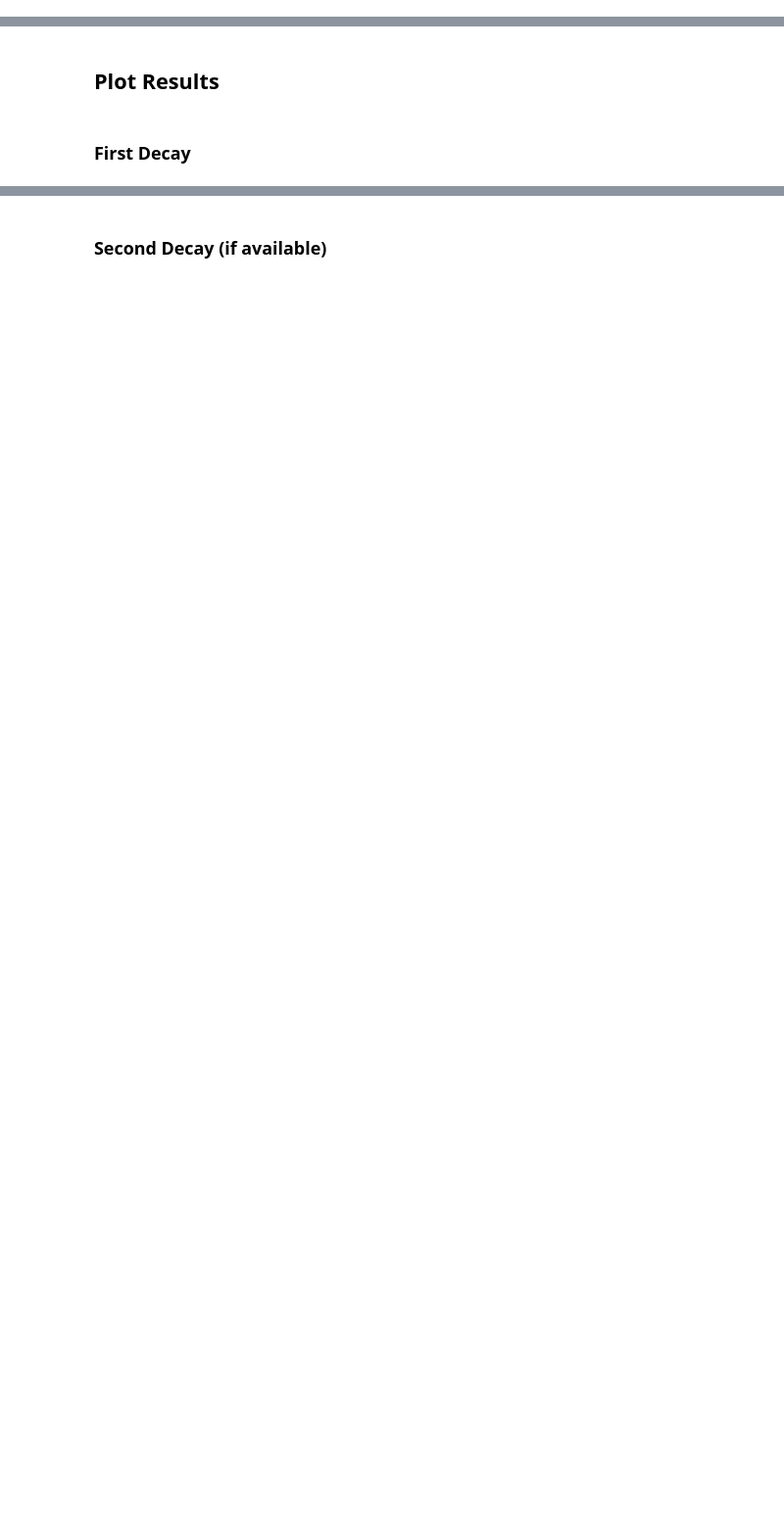
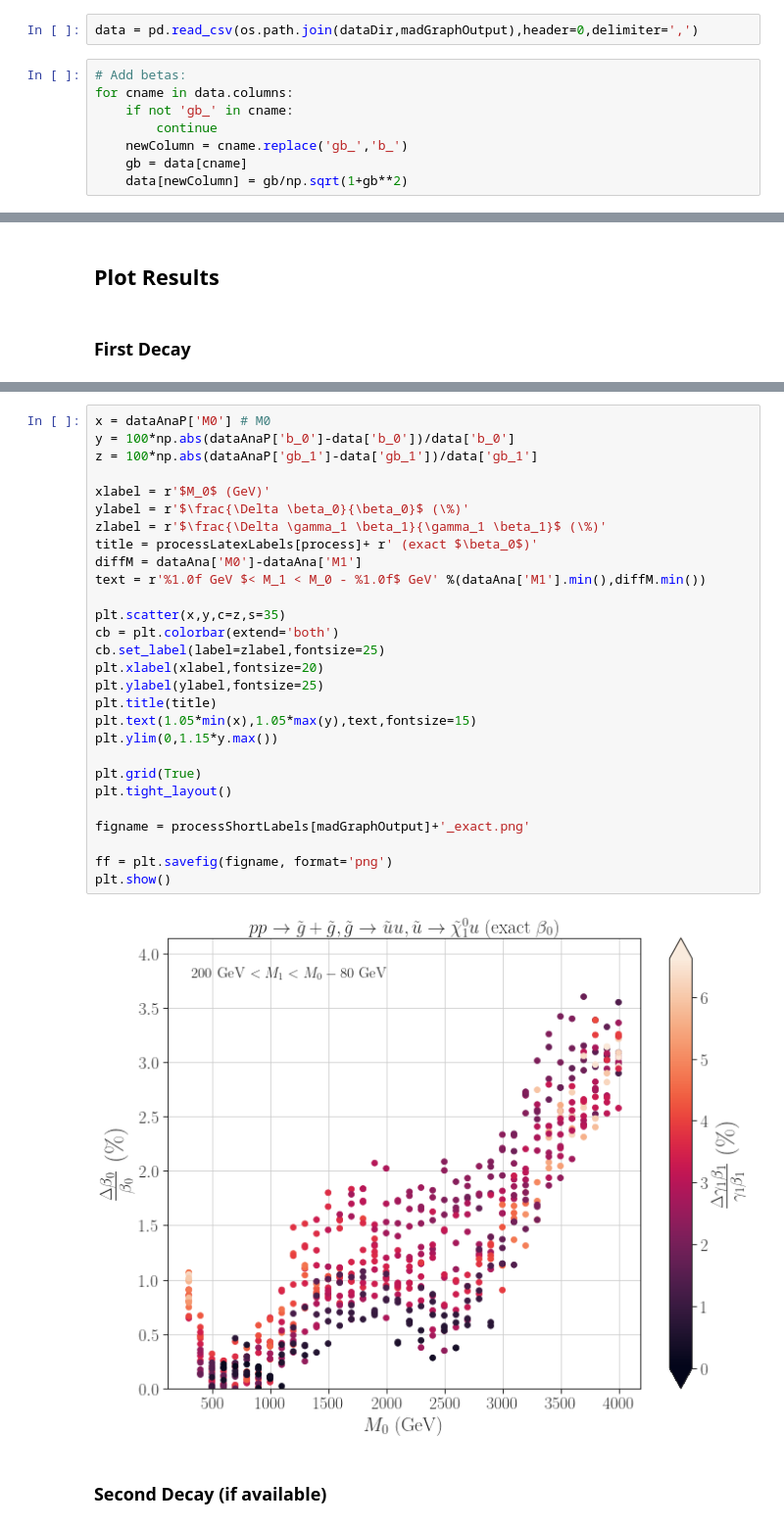
Before and after one commit to andlessa/boostingLLPs, a Jupyter notebook: validation/validationPlots.ipynb, the cells around one changed output, grey strips where cells are left out. Shown: that part at 98% size. Cells and saved outputs as stored; diff of their text form; blank space fills up the shorter version.

```diff
--- a/validation/validationPlots.ipynb
+++ b/validation/validationPlots.ipynb
@@ -85,0 +91,10 @@ Betas = {label.replace('gb','b') : gb/np.sqrt(1+gb**2) for label,gb in GammaBeta
+# %%
+data = pd.read_csv(os.path.join(dataDir,madGraphOutput),header=0,delimiter=',')
+# %%
+# Add betas:
+for cname in data.columns:
+    if not 'gb_' in cname:
+        continue
+    newColumn = cname.replace('gb_','b_')
+    gb = data[cname]
+    data[newColumn] = gb/np.sqrt(1+gb**2)
@@ -162,3 +202,33 @@ plt.show()
+# %%
+x = dataAnaP['M0'] # M0
+y = 100*np.abs(dataAnaP['b_0']-data['b_0'])/data['b_0']
+z = 100*np.abs(dataAnaP['gb_1']-data['gb_1'])/data['gb_1']
+
+xlabel = r'$M_0$ (GeV)'
+ylabel = r'$\frac{\Delta \beta_0}{\beta_0}$ (\%)'
+zlabel = r'$\frac{\Delta \gamma_1 \beta_1}{\gamma_1 \beta_1}$ (\%)'
+title = processLatexLabels[process]+ r' (exact $\beta_0$)'
+diffM = dataAna['M0']-dataAna['M1']
+text = r'%1.0f GeV $< M_1 < M_0 - %1.0f$ GeV' %(dataAna['M1'].min(),diffM.min())
+
+plt.scatter(x,y,c=z,s=35)
+cb = plt.colorbar(extend='both')
+cb.set_label(label=zlabel,fontsize=25)
+plt.xlabel(xlabel,fontsize=20)
+plt.ylabel(ylabel,fontsize=25)
+plt.title(title)
+plt.text(1.05*min(x),1.05*max(y),text,fontsize=15)
+plt.ylim(0,1.15*y.max())
+
+plt.grid(True)
+plt.tight_layout()
+
+figname = processShortLabels[madGraphOutput]+'_exact.png'
+
+ff = plt.savefig(figname, format='png')
+plt.show()
+# %% [output]
+[figure, added]
 # %% [markdown]
 ### Second Decay (if available)
 # %%
```
Also changed, not shown: parts of 14 cells of this notebook, 29 other files.
